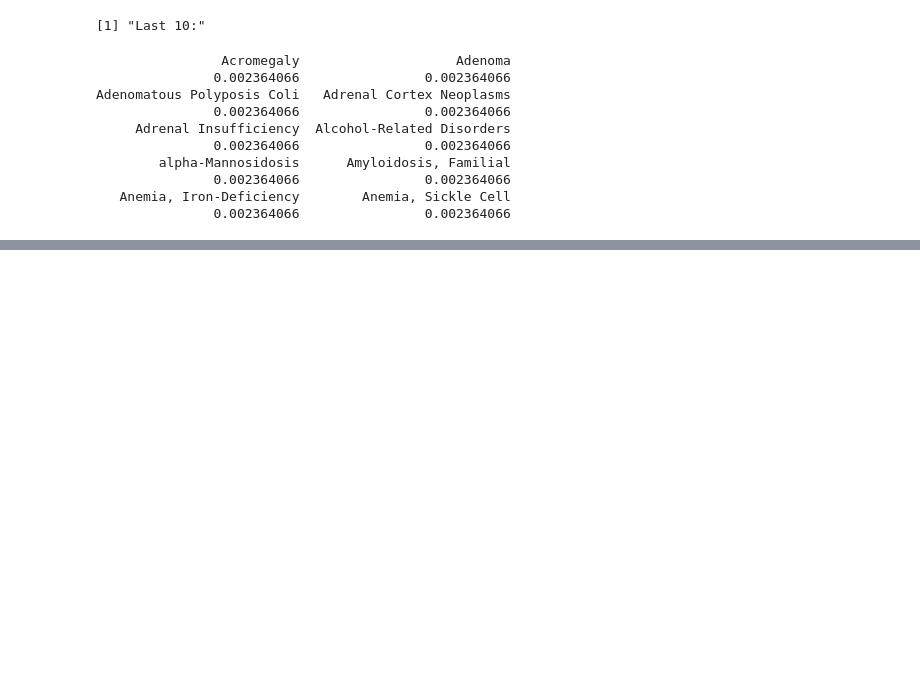
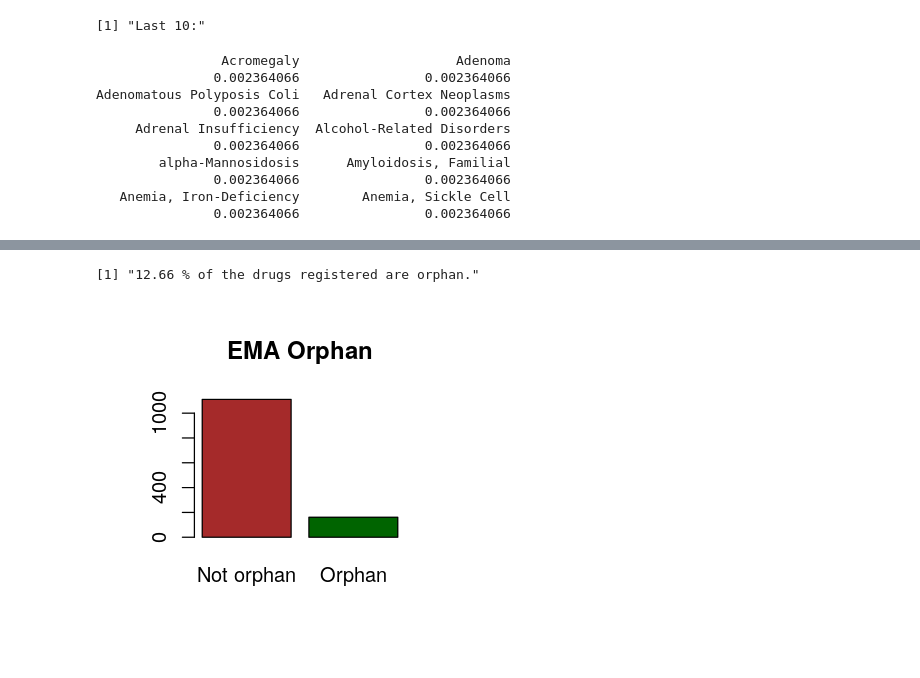
Before and after one commit to MiqG/EMA-Data-Scratching-with-RSelenium, a Jupyter notebook: web_scrapping_EMA.ipynb, the cells around one changed output, grey strips where cells are left out. Cells and saved outputs as stored; diff of their text form; code cells hidden in the pictures; blank space fills up the shorter version.

```diff
--- a/web_scrapping_EMA.ipynb
+++ b/web_scrapping_EMA.ipynb
@@ -153,0 +300,13 @@ drug_df$Date.of.issue.of.marketing.authorisation.valid.throughout.the.European.U
+# %%
+# visualize
+options(repr.plot.width=3, repr.plot.height=3)
+
+# Orphan vs non-orphan
+tmp = table(df$Orphan)
+barplot(tmp, main = 'EMA Orphan',col=c('brown','darkgreen'),names.arg = c('Not orphan','Orphan'))
+#legend('topright',legend = c('Not orphan','Orphan'),fill = c('brown','darkgreen'))
+
+print(paste(round(100*tmp[2]/sum(tmp),2),'% of the drugs registered are orphan.'))
+# %% [output]
+[1] "12.66 % of the drugs registered are orphan."
+[figure, added]
```
Also changed, not shown: parts of 40 cells of this notebook, 2 other files.
